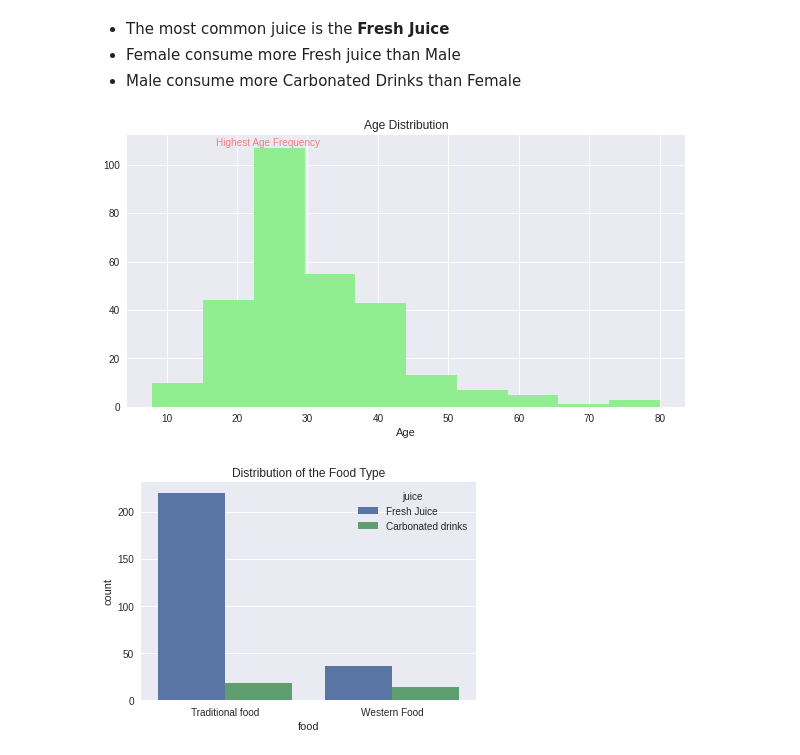
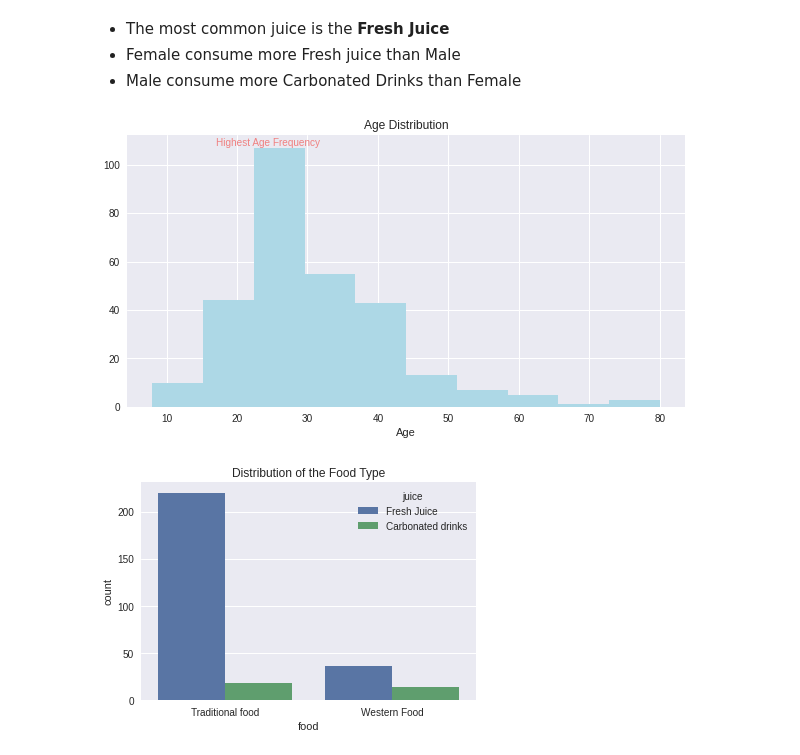
Before and after one commit to drizedunn/Food-Preference, a Jupyter notebook: food_preference.ipynb, the cells around one changed output. Drawn from its saved outputs; the diff is of its cells as text; code cells hidden in the pictures.

```diff
--- a/food_preference.ipynb
+++ b/food_preference.ipynb
@@ -34,8 +37,8 @@ warnings.filterwarnings('ignore')
 The data is a food survey conducted among participants from different countries and demography which can be found [here](https://www.kaggle.com/datasets/vijayashreer/food-preferences)
 # %%
 # reading the data
-# data = pd.read_csv('/content/drive/MyDrive/Datasets/Food_Preference.csv')
-data = pd.read_csv('./dataset/Food_Preference.csv')
+data = pd.read_csv('/content/drive/MyDrive/Datasets/Food_Preference.csv')
+#data = pd.read_csv('./dataset/Food_Preference.csv')
 # %%
 #Displaying the first five rows of the data
 data.head()
@@ -132,12 +153,12 @@ plt.plot()
 # %%
 plt.figure(figsize = (10, 5))
 plt.text(17, 108, 'Highest Age Frequency', color = 'lightcoral')
-plt.hist(data['age'], color = 'lightgreen')
+plt.hist(data['age'], color = 'lightblue')
 plt.title('Age Distribution')
 plt.xlabel('Age')
 plt.show()
 # %% [output]
-[figure, old version]
+[figure, new version]
 # %%
 sns.countplot(data['food'], hue = data['juice']).set_title('Distribution of the Food Type')
 plt.show()
```
Also changed, not shown: parts of 31 cells of this notebook.
